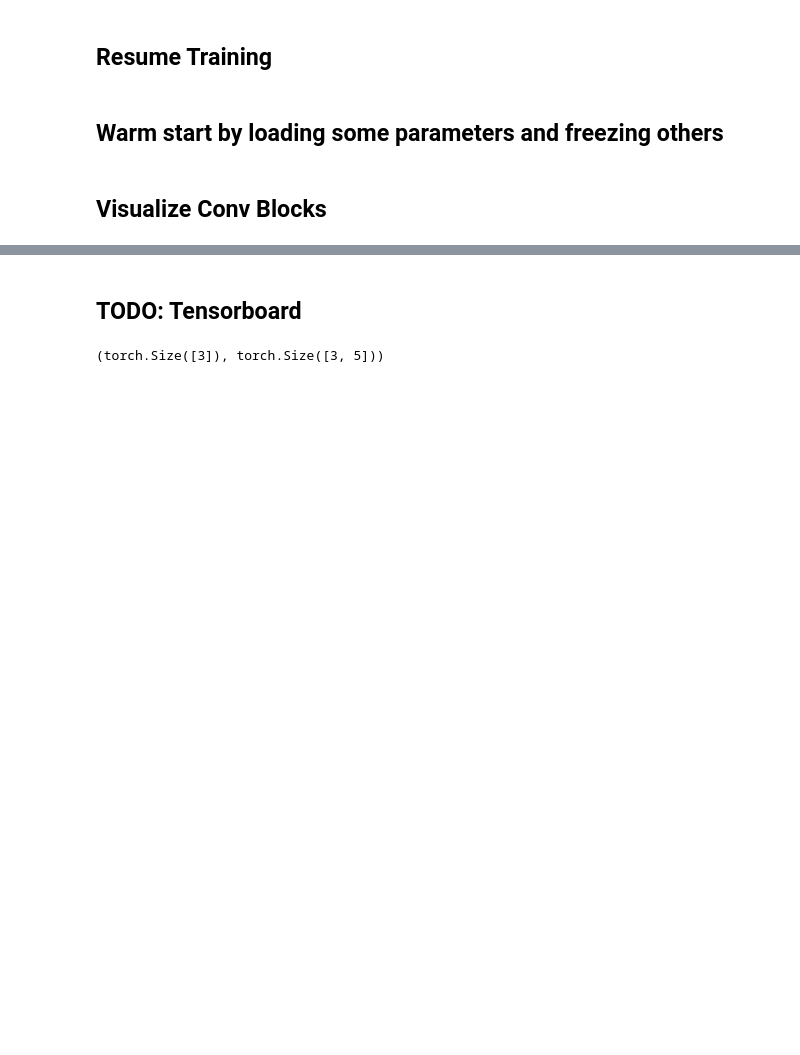
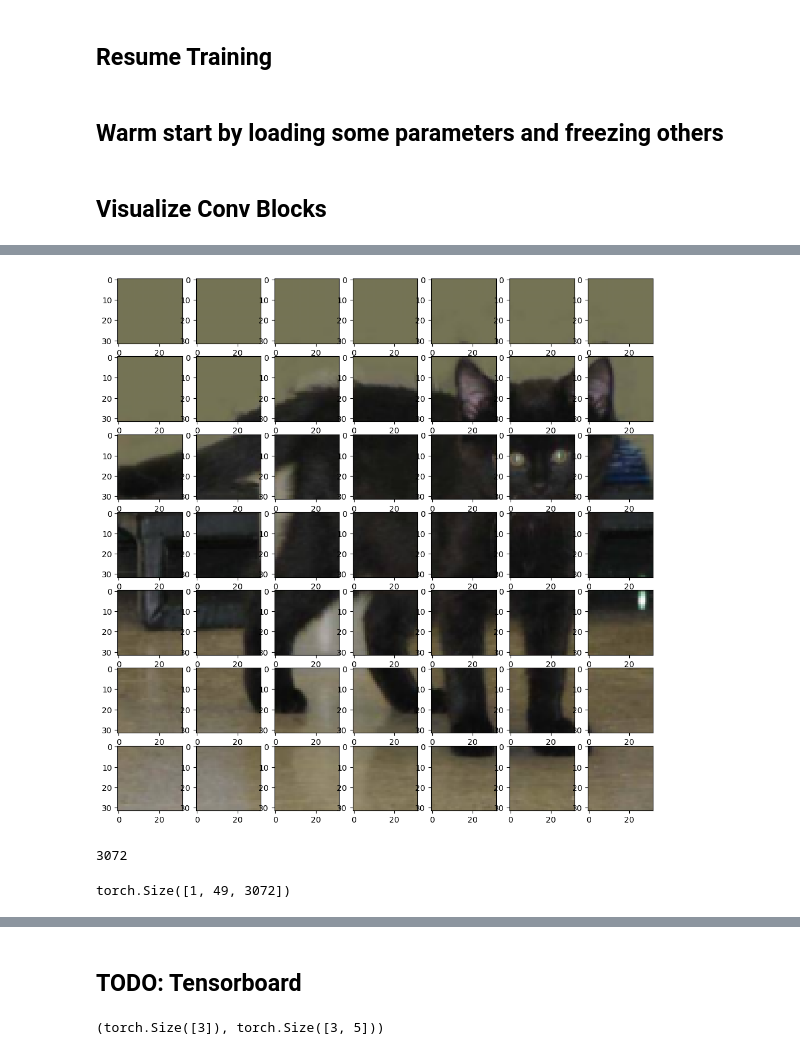
Before and after one commit to sifubro/pytorch-base, a Jupyter notebook: dataloader_training_classification.ipynb, the cells around one changed output, grey strips where cells are left out. Cells and saved outputs as stored; diff of their text form; code cells hidden in the pictures; blank space fills up the shorter version.

```diff
--- a/dataloader_training_classification.ipynb
+++ b/dataloader_training_classification.ipynb
@@ -1262,0 +1335,28 @@ ort_outs
+# %%
+## Visualize patches
+def visualize_patches(tensor):
+    tensor = torch.squeeze(tensor)
+    f, ax = plt.subplots(7,7, figsize=(12,12))
+    for row in range(7):
+        for col in range(7):
+            img = tensor[7*row + col,:,:,:].detach().cpu().numpy()  # (3, 32, 32)
+            img = 255*(img+1)/2 # reverse preprocessing
+            img = np.transpose(img, (1,2,0)) # (32, 32, 3)
+            img = Image.fromarray(img.astype('uint8'), 'RGB')
+            ax[row,col].imshow(img)
+    plt.show()
+# %%
+visualize_patches(x)
+# %% [output]
+[figure, added]
+# %%
+# Flattent the patches
+32 * 32 * 3
+# %% [output]
+3072
+# %%
+# Flattent the patches
+x = x.flatten(2, 4)
+x.shape
+# %% [output]
+torch.Size([1, 49, 3072])
```
Also changed, not shown: parts of 43 cells of this notebook.
